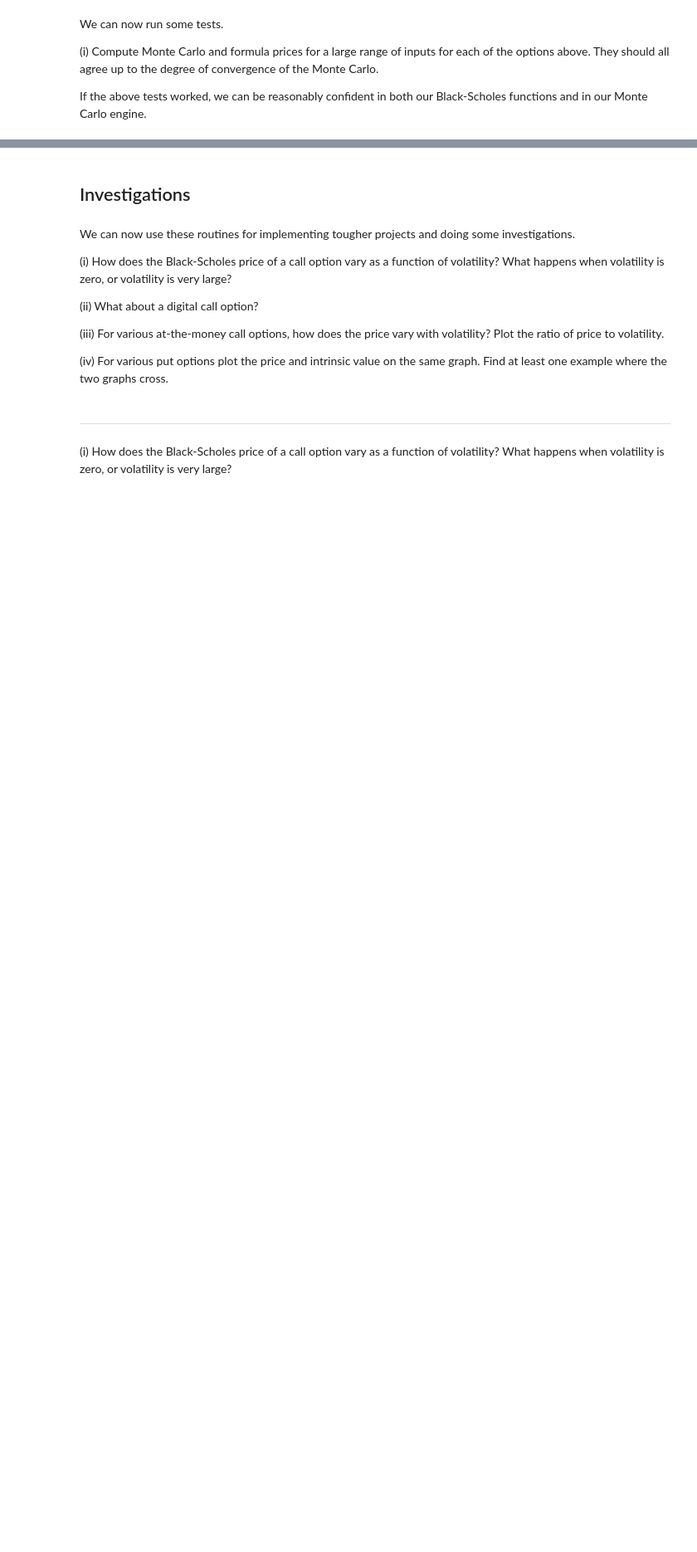
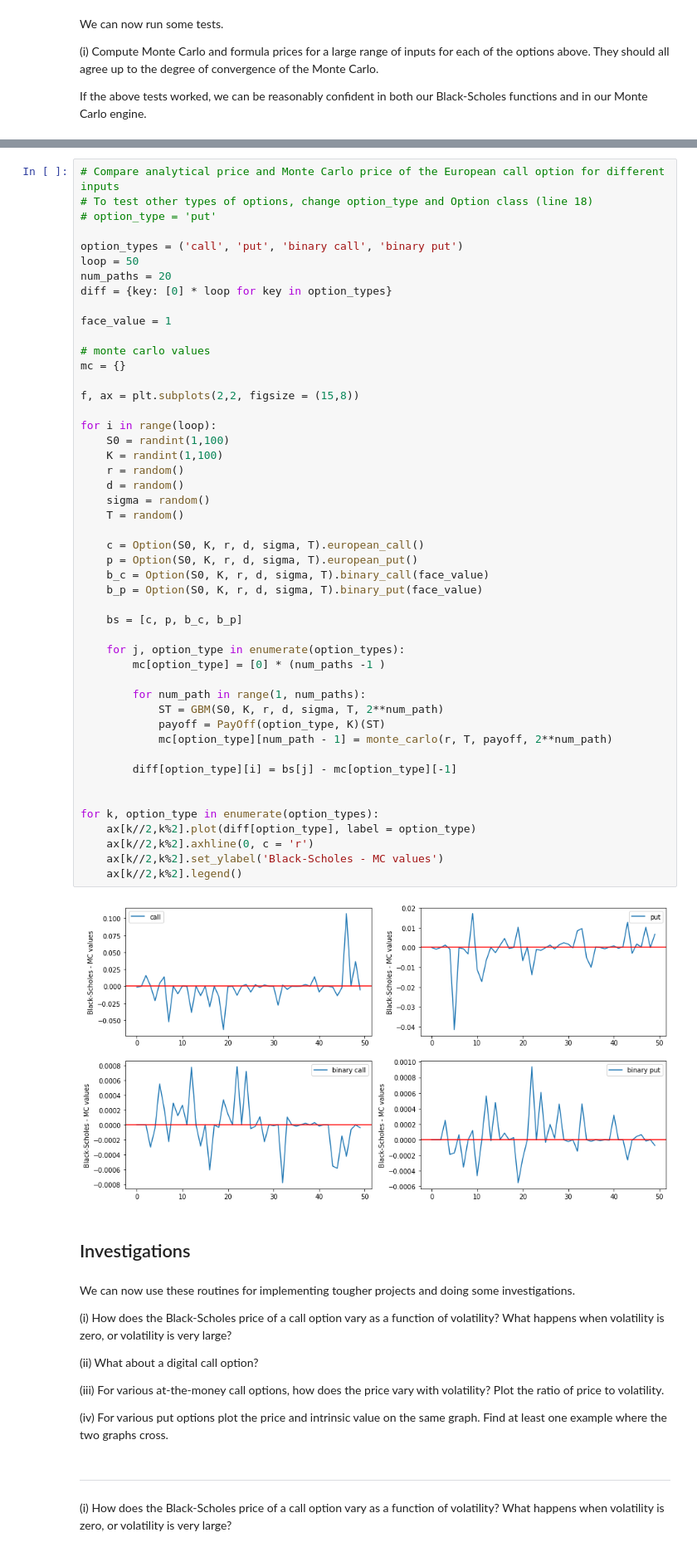
Before and after one commit to hongwai1920/Implement-Option-Pricing-Model-using-Python, a Jupyter notebook: 1. Pricing of vanilla options in the Black-Scholes world and Monte Carlo Simulation.ipynb, the cells around one changed output, grey strips where cells are left out. Shown: that part at 83% size. Drawn from its saved outputs; the diff is of its cells as text; blank space fills up the shorter version.

```diff
--- a/1. Pricing of vanilla options in the Black-Scholes world and Monte Carlo Simulation.ipynb
+++ b/1. Pricing of vanilla options in the Black-Scholes world and Monte Carlo Simulation.ipynb
@@ -686,3 +644,53 @@ Difference: 0.002716563790028076
+# %%
+# Compare analytical price and Monte Carlo price of the European call option for different inputs
+# To test other types of options, change option_type and Option class (line 18)
+# option_type = 'put'
+
+option_types = ('call', 'put', 'binary call', 'binary put')
+loop = 50
+num_paths = 20
+diff = {key: [0] * loop for key in option_types}
+
+face_value = 1
+
+# monte carlo values
+mc = {}
+
+f, ax = plt.subplots(2,2, figsize = (15,8))
+
+for i in range(loop):
+    S0 = randint(1,100)
+    K = randint(1,100)
+    r = random()
+    d = random()
+    sigma = random()
+    T = random()
+
+    c = Option(S0, K, r, d, sigma, T).european_call()
+    p = Option(S0, K, r, d, sigma, T).european_put()
+    b_c = Option(S0, K, r, d, sigma, T).binary_call(face_value)
+    b_p = Option(S0, K, r, d, sigma, T).binary_put(face_value)
+
+    bs = [c, p, b_c, b_p]
+
+    for j, option_type in enumerate(option_types):
+        mc[option_type] = [0] * (num_paths -1 )
+
+        for num_path in range(1, num_paths):
+            ST = GBM(S0, K, r, d, sigma, T, 2**num_path)
+            payoff = PayOff(option_type, K)(ST)
+            mc[option_type][num_path - 1] = monte_carlo(r, T, payoff, 2**num_path)
+
+        diff[option_type][i] = bs[j] - mc[option_type][-1]
+
+
+for k, option_type in enumerate(option_types):
+    ax[k//2,k%2].plot(diff[option_type], label = option_type)
+    ax[k//2,k%2].axhline(0, c = 'r')
+    ax[k//2,k%2].set_ylabel('Black-Scholes - MC values')
+    ax[k//2,k%2].legend()
+# %% [output]
+[figure, added]
 # %% [markdown]
 ## Investigations
 # %% [markdown]
```
Also changed, not shown: parts of 23 cells of this notebook.
